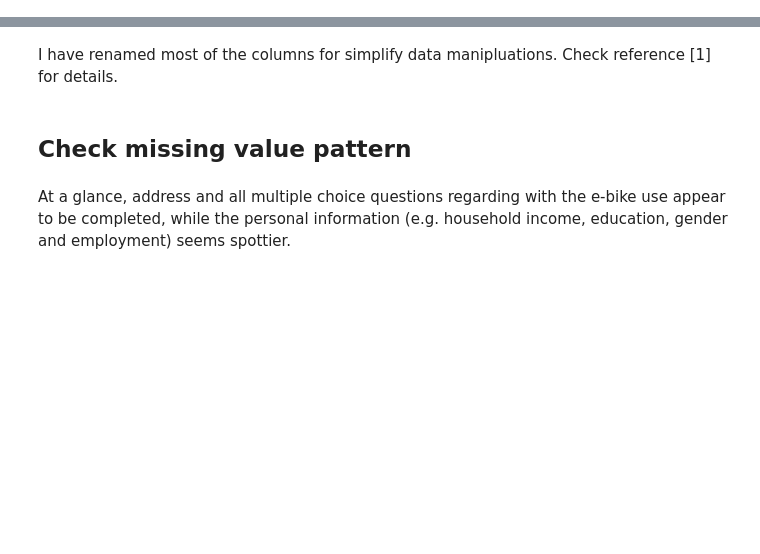
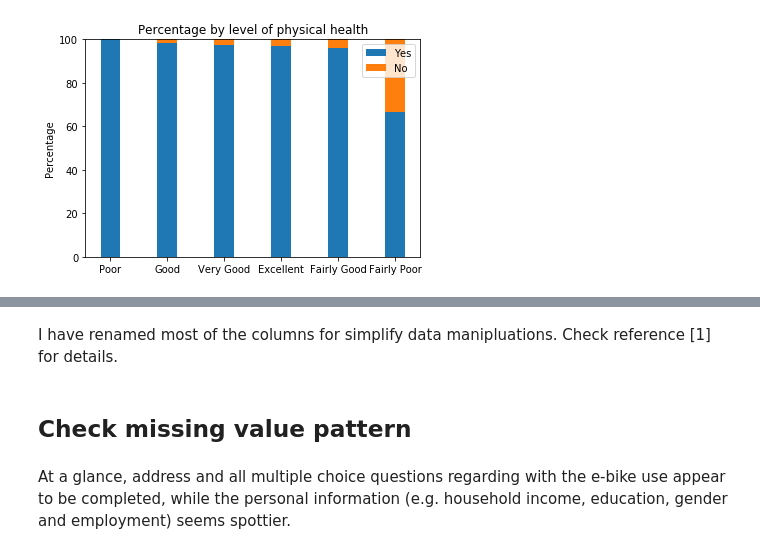
Before and after one commit to jodiezhu/leetcode_algo, a Jupyter notebook: ebike_analysis_book.ipynb, the cells around one changed output, grey strips where cells are left out. Cells and saved outputs as stored; diff of their text form; code cells hidden in the pictures; blank space fills up the shorter version.

```diff
--- a/ebike_analysis_book.ipynb
+++ b/ebike_analysis_book.ipynb
@@ -27,0 +109,21 @@ df_part1.describe(include=['O'])
+# %%
+# Plot of Response vs. Health
+N = 6
+yesMeans = (100,98.5,97.3,96.8,96.2,66.7)
+noMeans = (0,1.5,2.7,3.2,3.8,33.3)
+
+ind = np.arange(N)    # the x locations for the groups
+width = 0.35       # the width of the bars: can also be len(x) sequence
+
+p1 = plt.bar(ind, yesMeans, width)
+p2 = plt.bar(ind, noMeans, width,bottom=yesMeans)
+
+plt.ylabel('Percentage')
+plt.title('Percentage by level of physical health')
+plt.xticks(ind, ('Poor','Good','Very Good','Excellent','Fairly Good','Fairly Poor'))
+plt.yticks(np.arange(0, 110, 20))
+plt.legend((p1[0], p2[0]), ('Yes', 'No'))
+
+plt.savefig('health.png')
+# %% [output]
+[figure, added]
```
Also changed, not shown: parts of 22 cells of this notebook.
